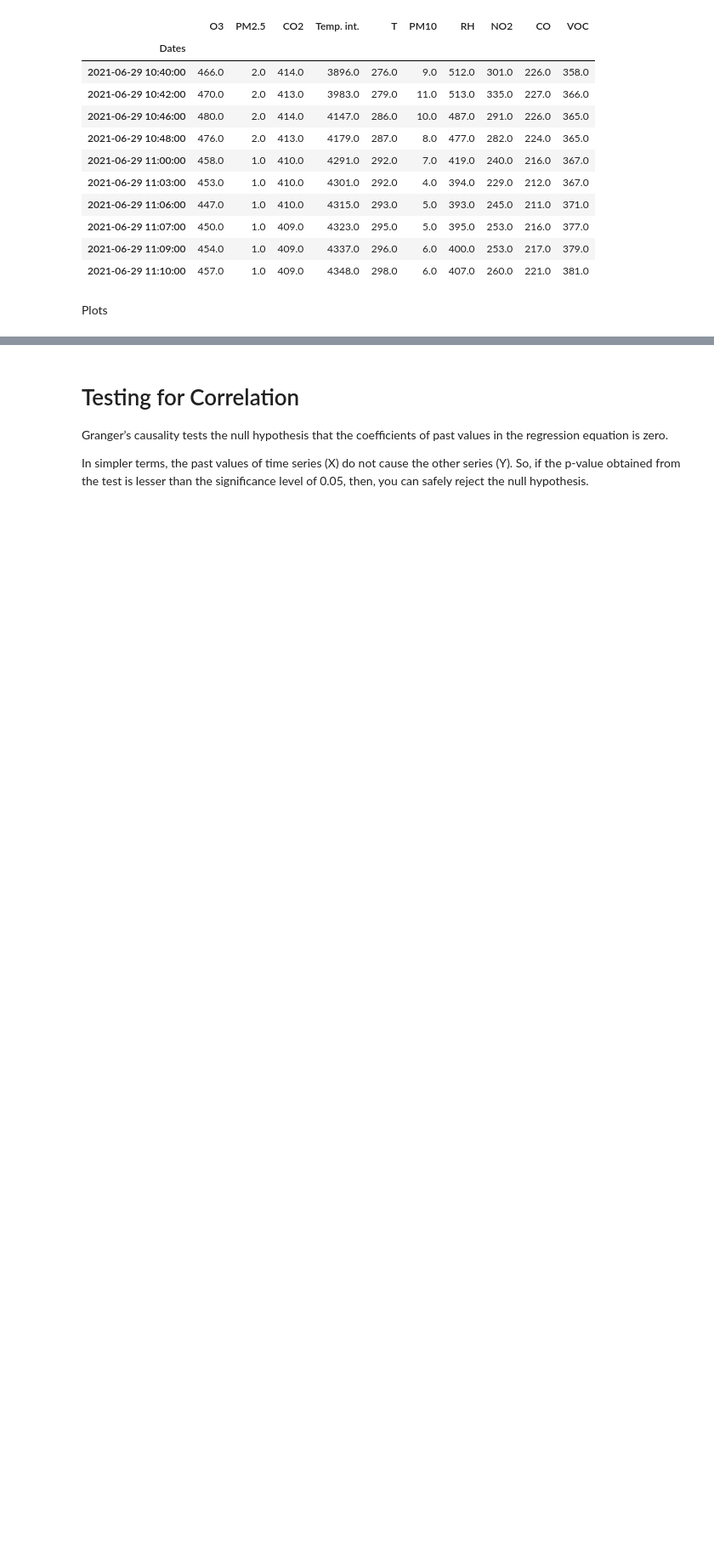
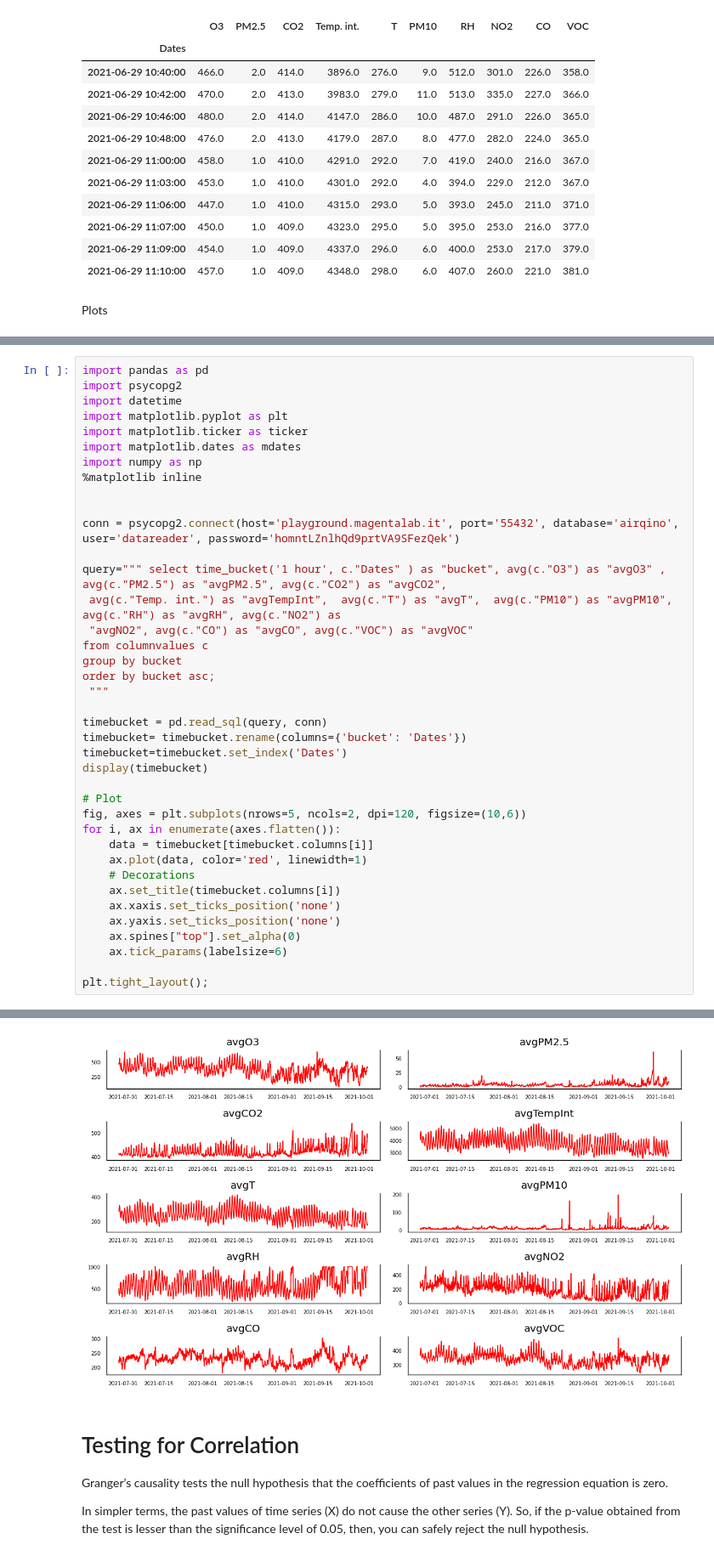
Before and after one commit to marcochisci/Anomaly_detection, a Jupyter notebook: Anomaly_detection.ipynb, the cells around one changed output, grey strips where cells are left out. Shown: that part at 85% size. Drawn from its saved outputs; the diff is of its cells as text; blank space fills up the shorter version.

```diff
--- a/Anomaly_detection.ipynb
+++ b/Anomaly_detection.ipynb
@@ -125,0 +130,40 @@ plt.tight_layout();
+# %%
+import pandas as pd
+import psycopg2
+import datetime
+import matplotlib.pyplot as plt
+import matplotlib.ticker as ticker
+import matplotlib.dates as mdates
+import numpy as np
+%matplotlib inline
+
+
+conn = psycopg2.connect(host='playground.magentalab.it', port='55432', database='airqino', user='datareader', password='homntLZnlhQd9prtVA9SFezQek')
+
+query=""" select time_bucket('1 hour', c."Dates" ) as "bucket", avg(c."O3") as "avgO3" ,  avg(c."PM2.5") as "avgPM2.5", avg(c."CO2") as "avgCO2",
+ avg(c."Temp. int.") as "avgTempInt",  avg(c."T") as "avgT",  avg(c."PM10") as "avgPM10", avg(c."RH") as "avgRH", avg(c."NO2") as
+ "avgNO2", avg(c."CO") as "avgCO", avg(c."VOC") as "avgVOC"
+from columnvalues c
+group by bucket
+order by bucket asc;
+ """
+
+timebucket = pd.read_sql(query, conn)
+timebucket= timebucket.rename(columns={'bucket': 'Dates'})
+timebucket=timebucket.set_index('Dates')
+display(timebucket)
+
+# Plot
+fig, axes = plt.subplots(nrows=5, ncols=2, dpi=120, figsize=(10,6))
+for i, ax in enumerate(axes.flatten()):
+    data = timebucket[timebucket.columns[i]]
+    ax.plot(data, color='red', linewidth=1)
+    # Decorations
+    ax.set_title(timebucket.columns[i])
+    ax.xaxis.set_ticks_position('none')
+    ax.yaxis.set_ticks_position('none')
+    ax.spines["top"].set_alpha(0)
+    ax.tick_params(labelsize=6)
+
+plt.tight_layout();
+# %% [output]
@@ -126,3 +184,4 @@ plt.tight_layout();
+[figure, added]
 # %% [markdown]
 # Testing for Correlation
 Granger’s causality tests the null hypothesis that the coefficients of past values in the regression equation is zero.
```
Also changed, not shown: parts of 16 cells of this notebook.
